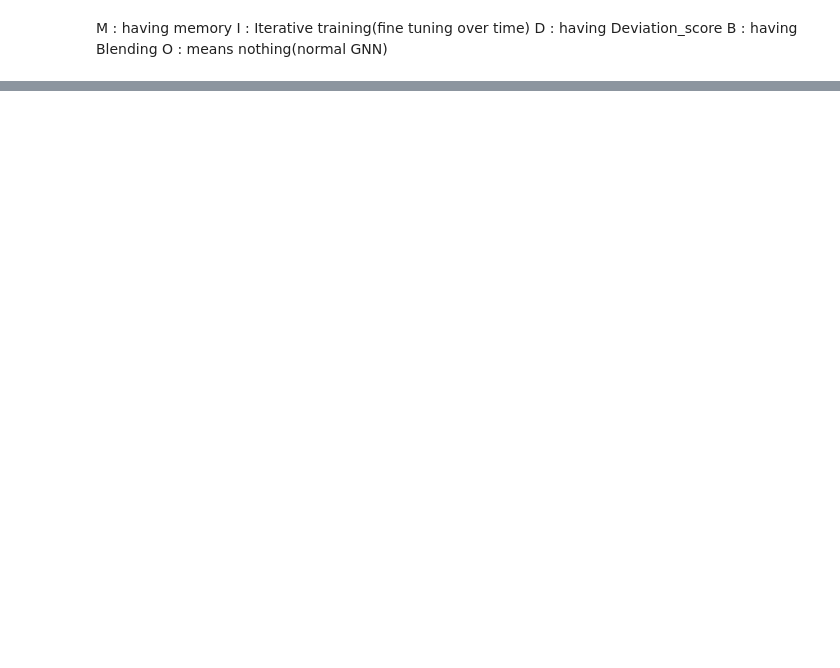
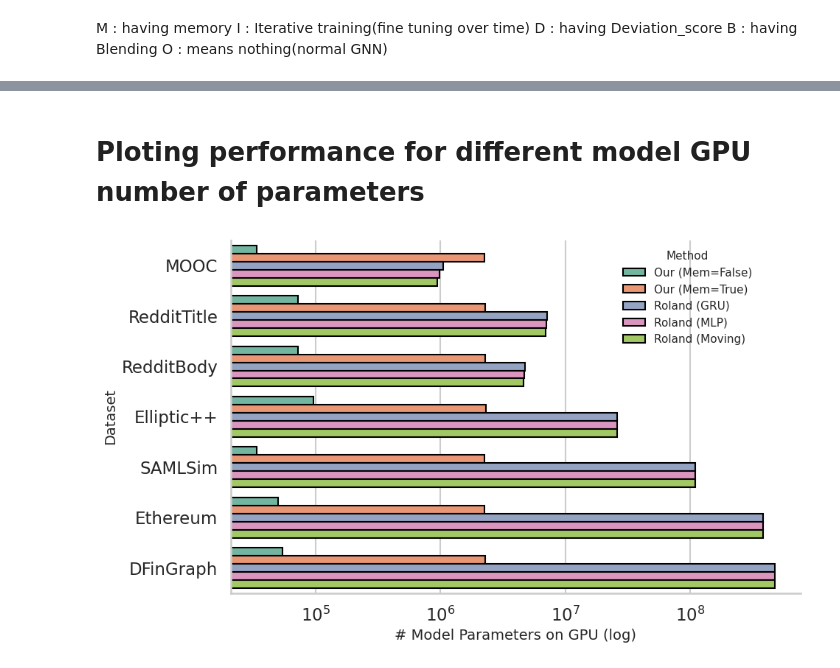
Before and after one commit to fafal-abnir/HerdGNN, a Jupyter notebook: notebooks/plotting_performance.ipynb, the cells around one changed output, grey strips where cells are left out. Saved outputs shown, nothing was run; the diff lists cells and outputs as text; code cells hidden in the pictures; blank space fills up the shorter version.

```diff
--- a/notebooks/plotting_performance.ipynb
+++ b/notebooks/plotting_performance.ipynb
@@ -43,0 +123,56 @@ for metric in metrics:
+# %% [markdown]
+# Ploting performance for different model GPU number of parameters
+# %%
+# Data with renamed datasets
+data = {
+    "Dataset": [
+        "RedditTitle", "RedditBody", "Elliptic++",
+        "MOOC", "SAMLSim", "DFinGraph", "Ethereum"
+    ],
+    "Our (Mem=False)": [72239, 72239, 96644, 33803, 33935, 54404, 50308],
+    "Our (Mem=True)": [2284975, 2284975, 2309380, 2246539, 2246671, 2267140, 2263044],
+    "Roland (GRU)": [7092569, 4750297, 26114563, 1047047, 109631561, 473804931, 380739075],
+    "Roland (MLP)": [7026393, 4684121, 26048387, 980871, 109565385, 473738755, 380672899],
+    "Roland (Moving)": [6993497, 4651225, 26015491, 947975, 109532489, 473705859, 380640003]
+}
+df = pd.DataFrame(data)
+
+# Melt into tidy format
+df_melted = df.melt(id_vars="Dataset", var_name="Method", value_name="Params")
+
+# Correct dataset order (Ethereum before DFinGraph)
+dataset_order = ["MOOC", "RedditTitle", "RedditBody", "Elliptic++", "SAMLSim", "Ethereum", "DFinGraph"]
+df_melted["Dataset"] = pd.Categorical(df_melted["Dataset"], categories=dataset_order, ordered=True)
+
+# Plot
+sns.set(style="whitegrid", context="talk")
+palette = sns.color_palette("Set2", n_colors=len(df_melted["Method"].unique()))
+fig, ax = plt.subplots(figsize=(10, 6))
+sns.barplot(
+    data=df_melted,
+    y="Dataset",
+    x="Params",
+    hue="Method",
+    palette=palette,
+    ax=ax,
+    edgecolor="black"
+)
+
+ax.set_xscale("log")
+ax.set_xlabel("# Model Parameters on GPU (log)", fontsize=14)
+ax.set_ylabel("Dataset", fontsize=14)
+ax.legend(
+    title="Method",
+    fontsize=11,
+    title_fontsize=11,
+    bbox_to_anchor=(0.67, 1),
+    loc="upper left",
+    frameon=False
+)
+sns.despine()
+
+plt.tight_layout()
+plt.show()
+fig.savefig("GPU_usage.png")
+# %% [output]
+[figure, added]
```
Also changed, not shown: parts of 2 cells of this notebook, 22 other files.
